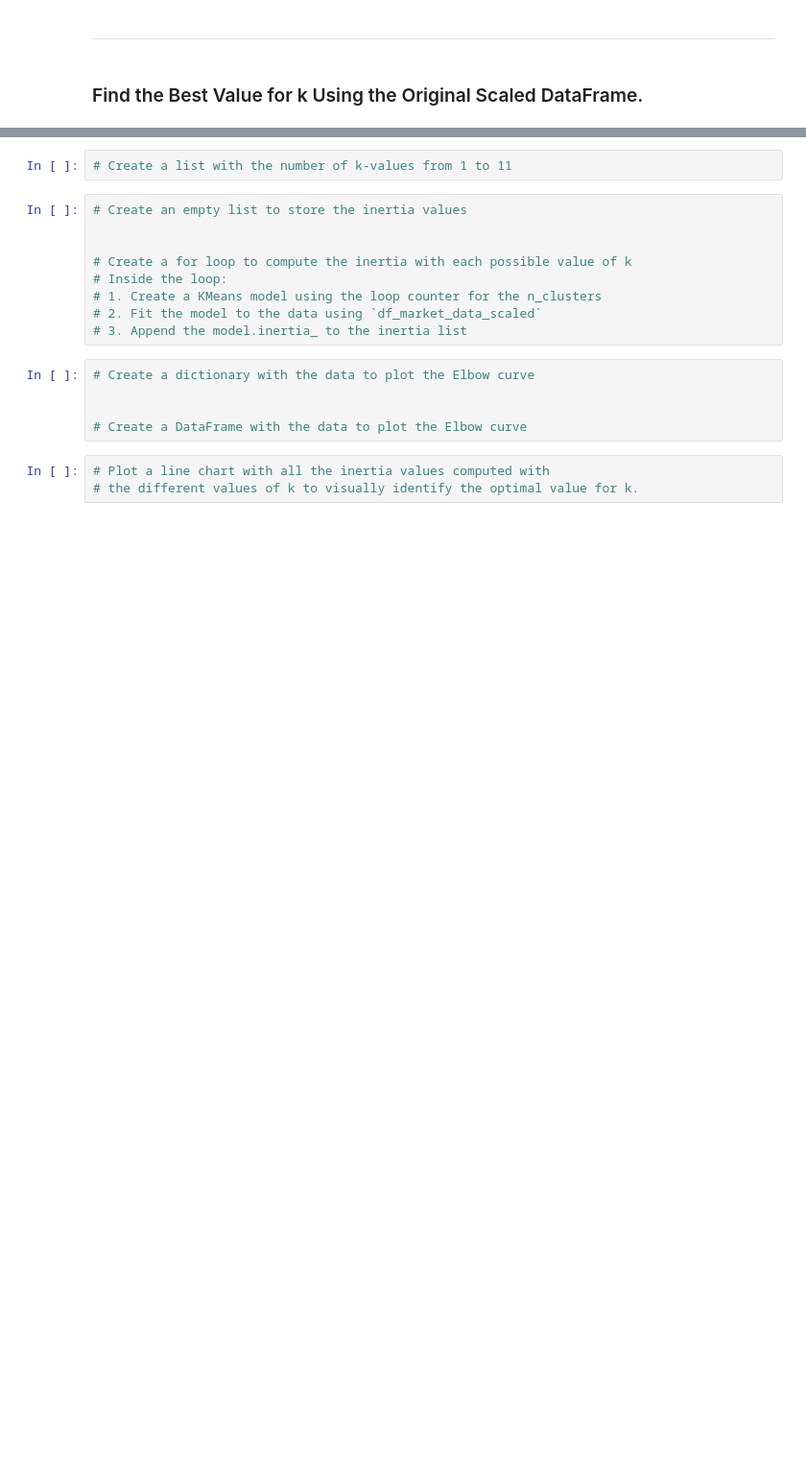
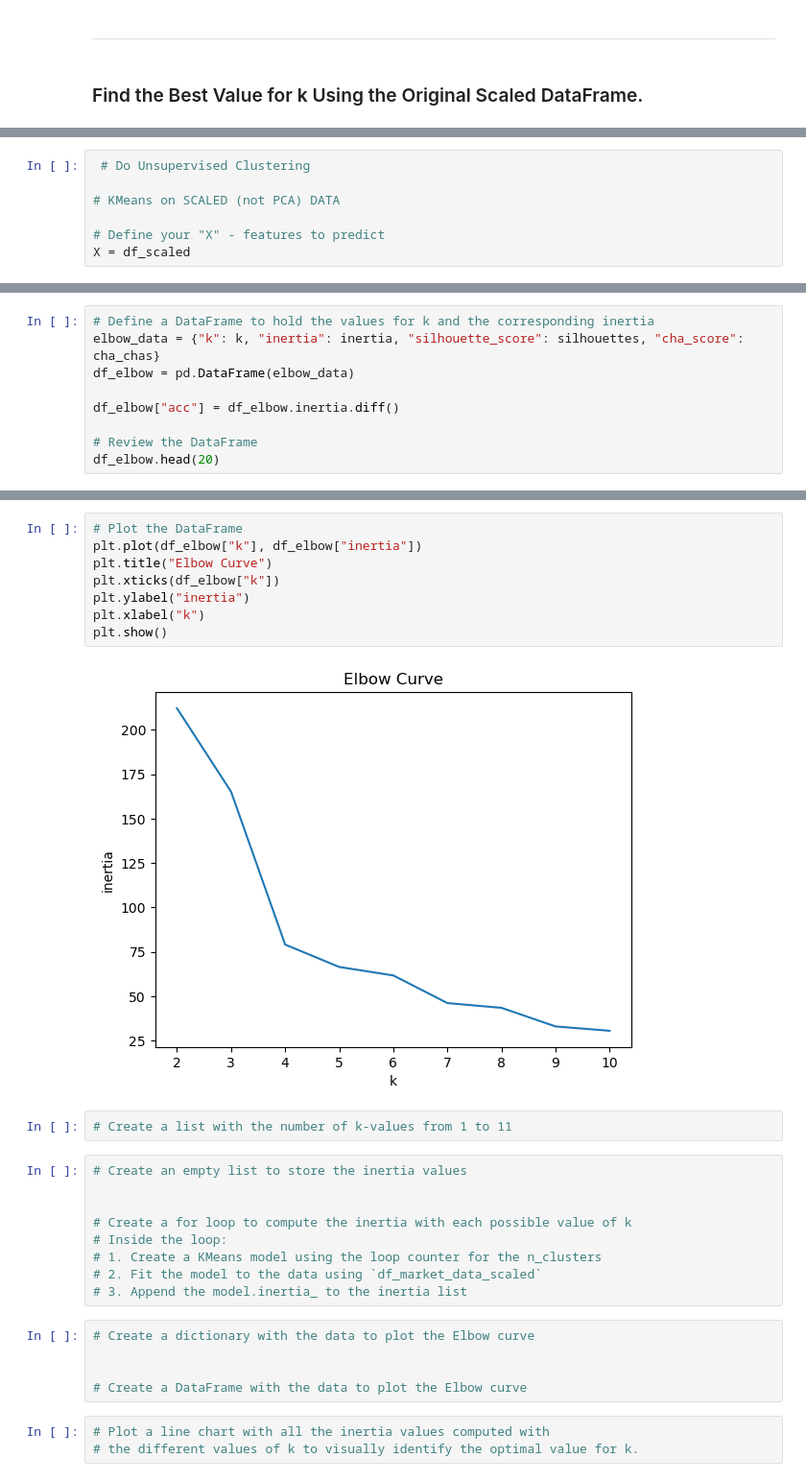
Before and after one commit to ajmonte0920/18_da_sep2024_hw_19_CryptoClustering, a Jupyter notebook: Crypto_Clustering_ajm.ipynb, the cells around one changed output, grey strips where cells are left out. Shown at 96% size. Cells and saved outputs as stored; diff of their text form; blank space fills up the shorter version.

```diff
--- a/Crypto_Clustering_ajm.ipynb
+++ b/Crypto_Clustering_ajm.ipynb
@@ -139,0 +157,7 @@ df_scaled.head()
+# %%
+ # Do Unsupervised Clustering
+
+# KMeans on SCALED (not PCA) DATA
+
+# Define your "X" - features to predict
+X = df_scaled
@@ -139,0 +205,9 @@ df_scaled.head()
+# %%
+# Define a DataFrame to hold the values for k and the corresponding inertia
+elbow_data = {"k": k, "inertia": inertia, "silhouette_score": silhouettes, "cha_score": cha_chas}
+df_elbow = pd.DataFrame(elbow_data)
+
+df_elbow["acc"] = df_elbow.inertia.diff()
+
+# Review the DataFrame
+df_elbow.head(20)
@@ -140,3 +225,13 @@ df_scaled.head()
+# %%
+# Plot the DataFrame
+plt.plot(df_elbow["k"], df_elbow["inertia"])
+plt.title("Elbow Curve")
+plt.xticks(df_elbow["k"])
+plt.ylabel("inertia")
+plt.xlabel("k")
+plt.show()
+# %% [output]
+[figure, added]
 # %%
 # Create a list with the number of k-values from 1 to 11
 # %%
```
Also changed, not shown: parts of 5 cells of this notebook.
